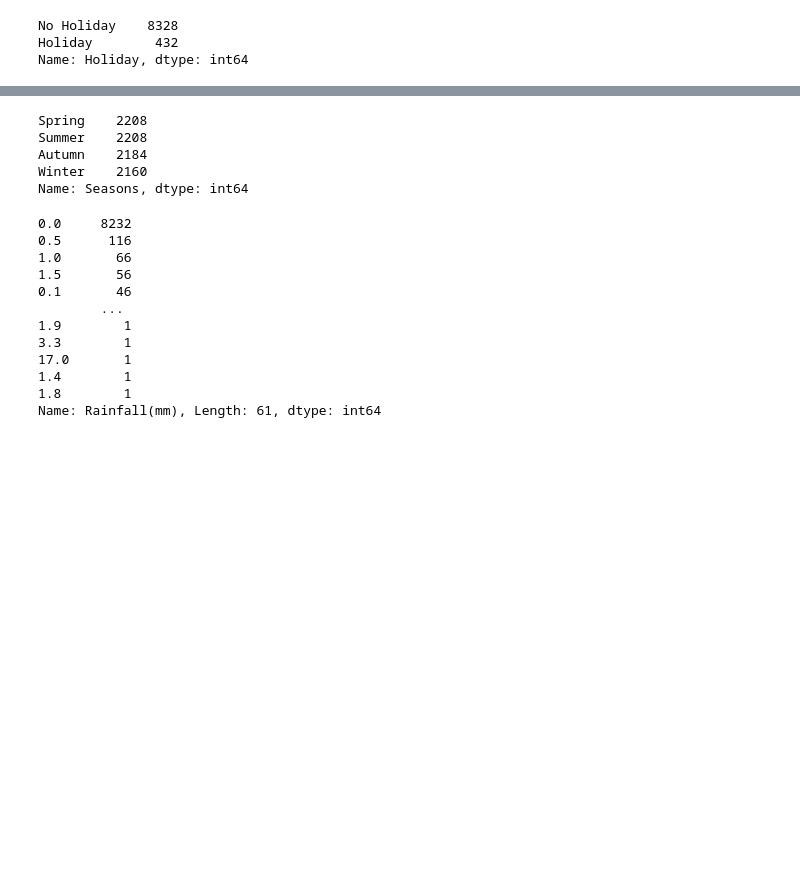
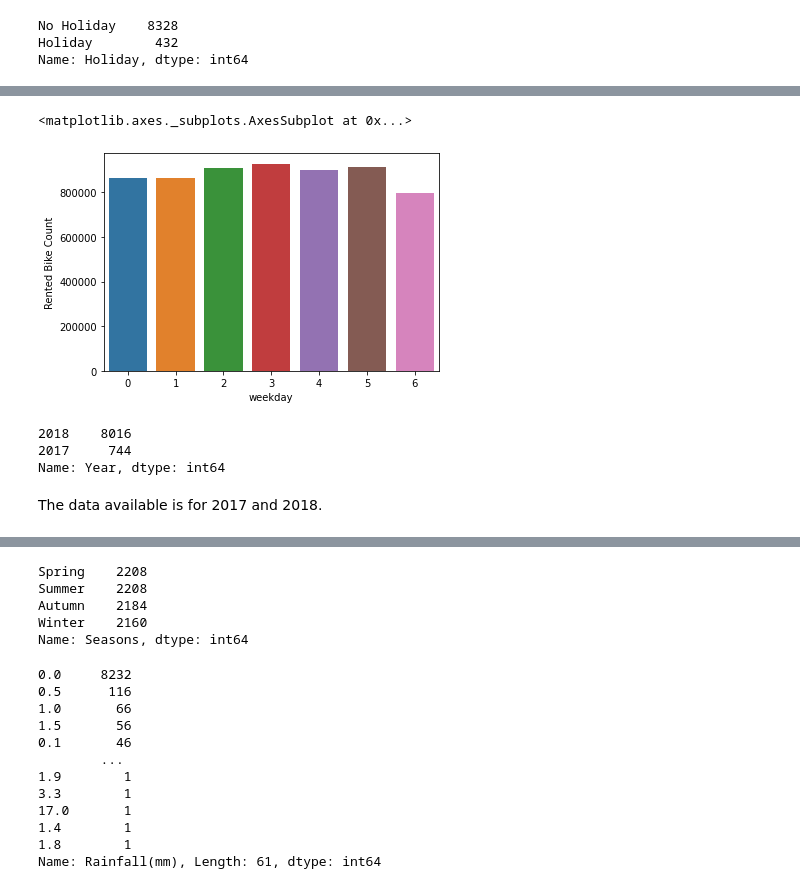
Before and after one commit to shubham-bhadouria/-Seoul-Bike-Sharing-Demand-Prediction, a Jupyter notebook: Copy_of_Bike_Sharing_Demand_Prediction_Capstone_Project.ipynb, the cells around one changed output, grey strips where cells are left out. Saved outputs shown, nothing was run; the diff lists cells and outputs as text; code cells hidden in the pictures; blank space fills up the shorter version.

```diff
--- a/Copy_of_Bike_Sharing_Demand_Prediction_Capstone_Project.ipynb
+++ b/Copy_of_Bike_Sharing_Demand_Prediction_Capstone_Project.ipynb
@@ -70,2 +74,2 @@ Mounted at /content/drive
 # %%
-bike_data = pd.read_csv('/content/drive/MyDrive/Byk sharing demand prediction - Shubham Bhadouria/Copy of SeoulBikeData.csv', encoding= 'unicode_escape')
+bike_data = pd.read_csv('/content/drive/MyDrive/Bike sharing demand prediction - Shubham Bhadouria/Copy of SeoulBikeData.csv', encoding= 'unicode_escape')
@@ -95,0 +186,7 @@ Name: Holiday, dtype: int64
+# %%
+#extarcting all usefull from date format
+bike_data['Date']=pd.to_datetime(bike_data['Date'])
+bike_data['Year'] = pd.DatetimeIndex(bike_data['Date']).year
+bike_data['Day'] = pd.DatetimeIndex(bike_data['Date']).day  # It will contain the day number instead of characters with Monday=0, Tuesday=1 and Sunday=6.
+bike_data['Month']= pd.DatetimeIndex(bike_data['Date']).month    # It will contain the month number instead of characters with January=1, February=2,..and December=12
+bike_data['weekday']=pd.DatetimeIndex(bike_data['Date']).weekday # It will convert weekday into number start at Monday=0 and end at Sunday=6.
@@ -95,0 +199,15 @@ Name: Holiday, dtype: int64
+# %%
+Rented_bike_per_Weekday= pd.DataFrame(bike_data.groupby('weekday')['Rented Bike Count'].sum()).reset_index().sort_values("weekday", ascending=True)
+sns.barplot(x ='weekday', y ='Rented Bike Count', data = Rented_bike_per_Weekday, palette ='tab10')
+# %% [output]
+<matplotlib.axes._subplots.AxesSubplot at 0x...>
+[figure, added]
+# %%
+# total data for each year
+bike_data['Year'].value_counts()
+# %% [output]
+2018    8016
+2017     744
+Name: Year, dtype: int64
+# %% [markdown]
+The data available is for 2017 and 2018.
```
Also changed, not shown: parts of 22 cells of this notebook.
